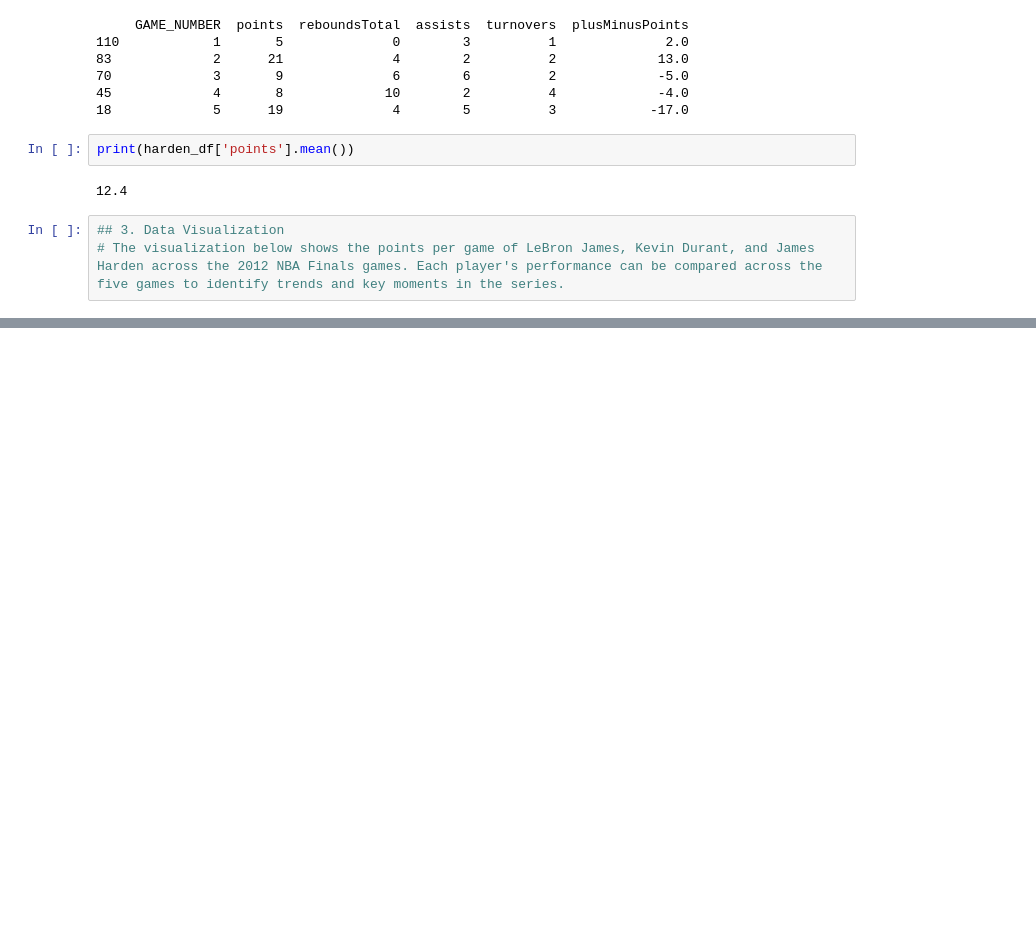
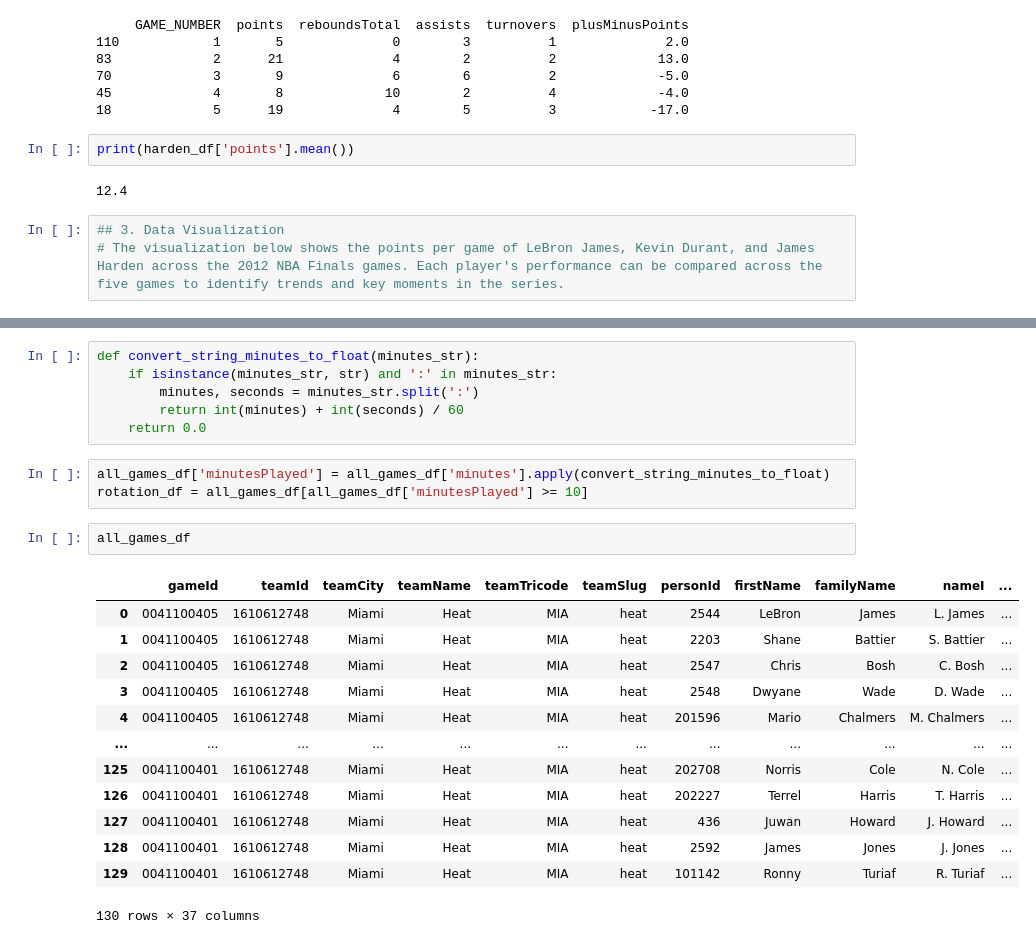
Before and after one commit to yemiajibola23/nba_2012_finals, a Jupyter notebook: notebooks/2012_nba_finals_analysis.ipynb, the cells around one changed output, grey strips where cells are left out. Cells and saved outputs as stored; diff of their text form; blank space fills up the shorter version.

```diff
--- a/notebooks/2012_nba_finals_analysis.ipynb
+++ b/notebooks/2012_nba_finals_analysis.ipynb
@@ -250,0 +299,25 @@ plt.show()
+# %%
+def convert_string_minutes_to_float(minutes_str):
+    if isinstance(minutes_str, str) and ':' in minutes_str:
+        minutes, seconds = minutes_str.split(':')
+        return int(minutes) + int(seconds) / 60
+    return 0.0
+# %%
+all_games_df['minutesPlayed'] = all_games_df['minutes'].apply(convert_string_minutes_to_float)
+rotation_df = all_games_df[all_games_df['minutesPlayed'] >= 10]
+# %%
+all_games_df
+# %% [output]
+|  | gameId | teamId | teamCity | teamName | teamTricode | teamSlug | personId | firstName | familyName | nameI | ... |
+| 0 | 0041100405 | 1610612748 | Miami | Heat | MIA | heat | 2544 | LeBron | James | L. James | ... |
+| 1 | 0041100405 | 1610612748 | Miami | Heat | MIA | heat | 2203 | Shane | Battier | S. Battier | ... |
+| 2 | 0041100405 | 1610612748 | Miami | Heat | MIA | heat | 2547 | Chris | Bosh | C. Bosh | ... |
+| 3 | 0041100405 | 1610612748 | Miami | Heat | MIA | heat | 2548 | Dwyane | Wade | D. Wade | ... |
+| 4 | 0041100405 | 1610612748 | Miami | Heat | MIA | heat | 201596 | Mario | Chalmers | M. Chalmers | ... |
+| ... | ... | ... | ... | ... | ... | ... | ... | ... | ... | ... | ... |
+| 125 | 0041100401 | 1610612748 | Miami | Heat | MIA | heat | 202708 | Norris | Cole | N. Cole | ... |
+| 126 | 0041100401 | 1610612748 | Miami | Heat | MIA | heat | 202227 | Terrel | Harris | T. Harris | ... |
+| 127 | 0041100401 | 1610612748 | Miami | Heat | MIA | heat | 436 | Juwan | Howard | J. Howard | ... |
+| 128 | 0041100401 | 1610612748 | Miami | Heat | MIA | heat | 2592 | James | Jones | J. Jones | ... |
+| 129 | 0041100401 | 1610612748 | Miami | Heat | MIA | heat | 101142 | Ronny | Turiaf | R. Turiaf | ... |
+130 rows × 37 columns
```
Also changed, not shown: parts of 7 cells of this notebook, 2 other files.
